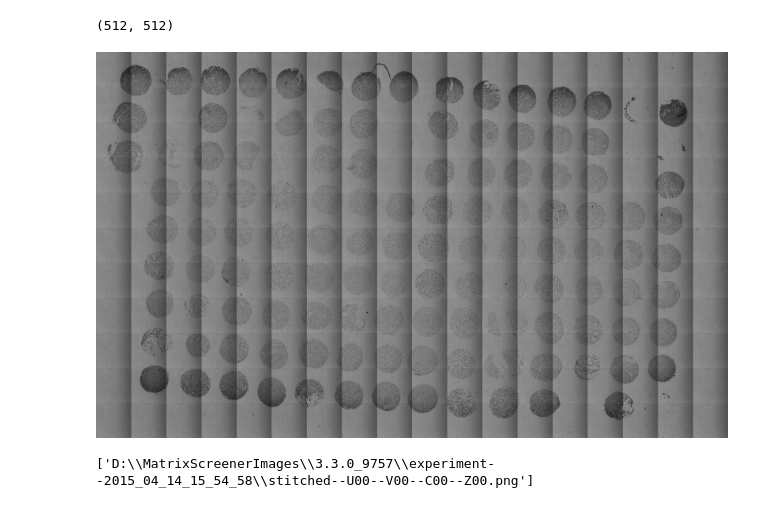
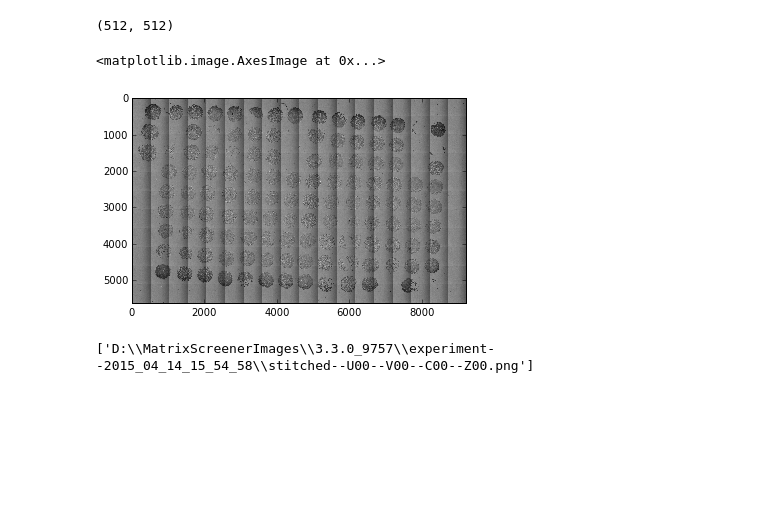
Before and after one commit to arve0/master, a Jupyter notebook: lab/lab 04.14/notes.ipynb, the cells around one changed output. Drawn from its saved outputs; the diff is of its cells as text; code cells hidden in the pictures; blank space fills up the shorter version.

```diff
--- a/lab/lab 04.14/notes.ipynb
+++ b/lab/lab 04.14/notes.ipynb
@@ -66,13 +66,14 @@ for n, img in enumerate(experiment.images):
     y = (n % fy) * 512
     y_end = y + 512
     overview[y:y_end,x:x_end] = io.imread(img)
+# %%
+%matplotlib inline
+io.imshow(overview, cmap='gray')
+# %% [output]
+<matplotlib.image.AxesImage at 0x...>
+[figure, added]
 # %%
 io.imsave('overview.png', overview) # not perfectly stitched
-# %%
-import IPython.display as display
-display.Image('overview.png', width=1024)
-# %% [output]
-[figure, removed]
 # %%
 io.imsave(experiment.path + r'\stitched--U00--V00--C00--Z00.png', overview)
 # %%
```
Also changed, not shown: 7 other files.
